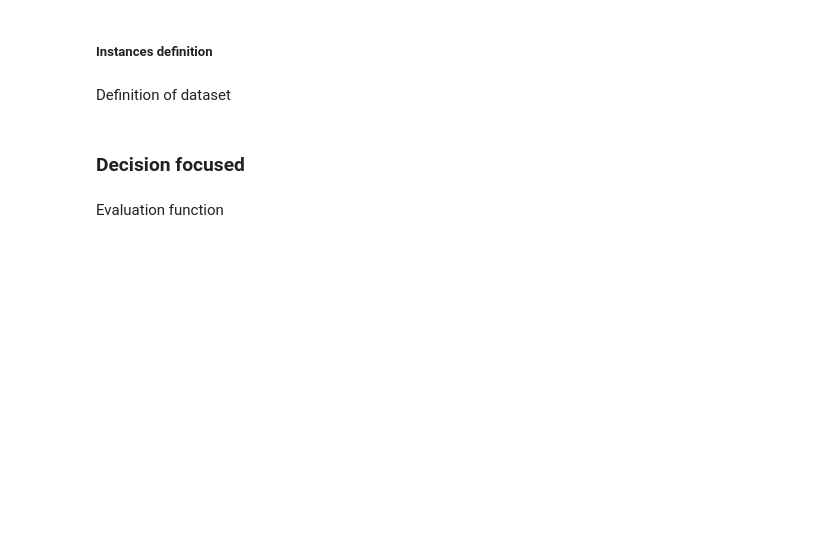
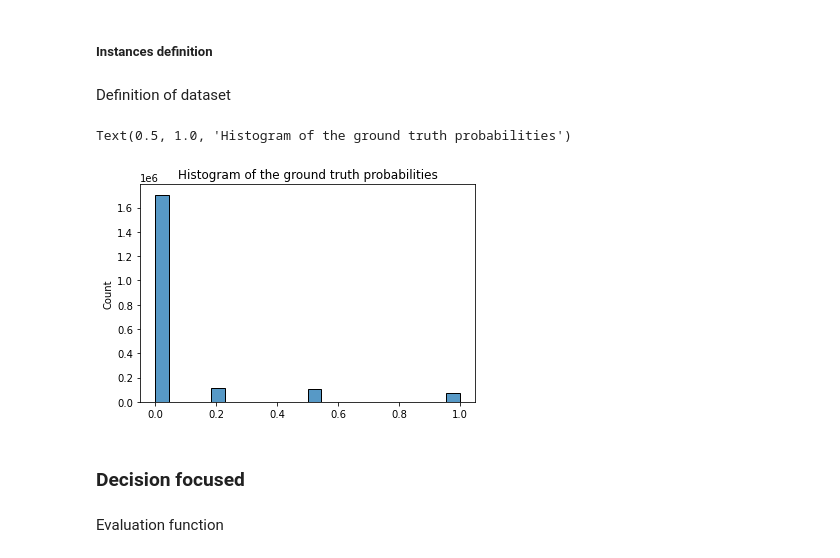
Before and after one commit to mario-michelessa/influence-maximization, a Jupyter notebook: decision_focused_learning_gpu/grd_main_twitter_gpu.ipynb, the cells around one changed output. Saved outputs shown, nothing was run; the diff lists cells and outputs as text; code cells hidden in the pictures; blank space fills up the shorter version.

```diff
--- a/decision_focused_learning_gpu/grd_main_twitter_gpu.ipynb
+++ b/decision_focused_learning_gpu/grd_main_twitter_gpu.ipynb
@@ -123,8 +190,14 @@ Definition of dataset
 # %%
 w = np.ones(N_TARGETS, dtype=np.float32)
 train_id = random.sample(list(range(N_INSTANCES)), N_TRAIN)
 X_train, Y_train, X_test, Y_test = create_train_test(train_id)
 dataset = torch.utils.data.TensorDataset(X_train, Y_train)
+
+sns.histplot(Y_train.flatten(),)
+plt.title("Histogram of the ground truth probabilities")
+# %% [output]
+Text(0.5, 1.0, 'Histogram of the ground truth probabilities')
+[figure, added]
 # %%
 def print_training(loss, train, test, title = "") :
 
```
Also changed, not shown: parts of 26 cells of this notebook, 22 other files.
